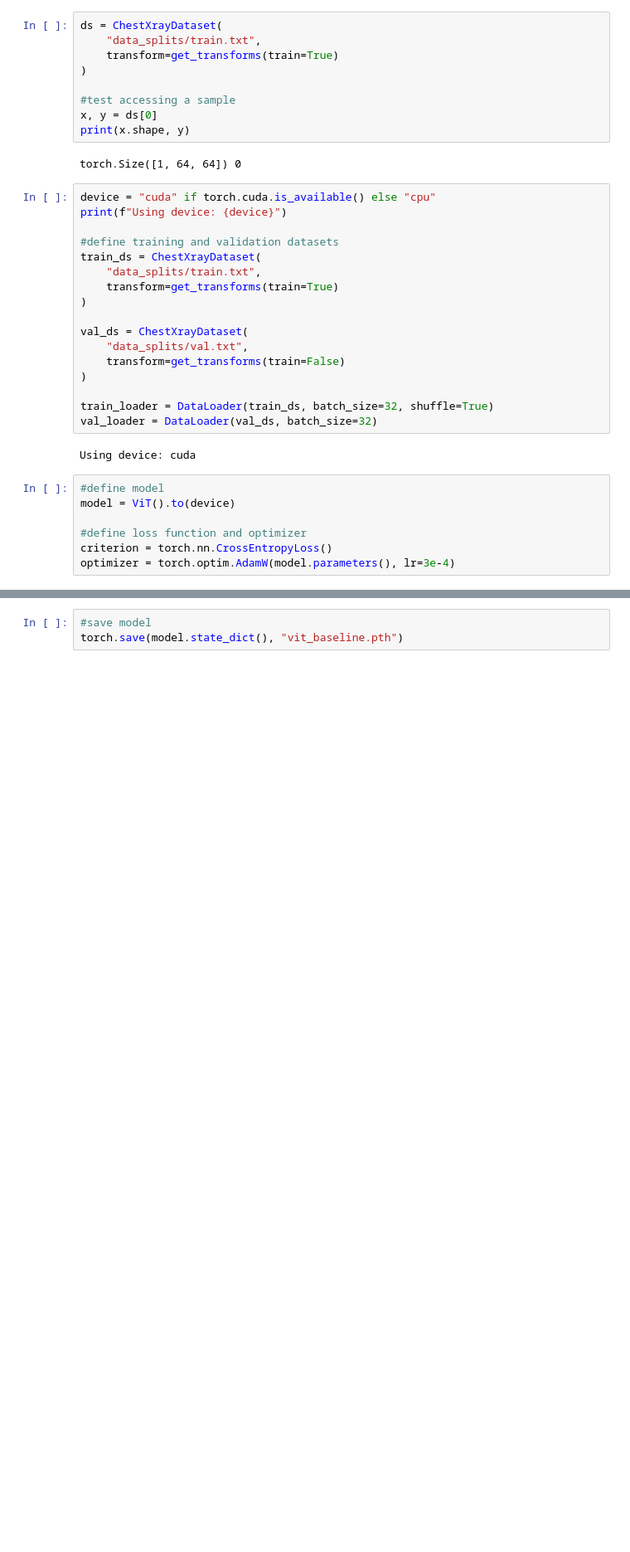
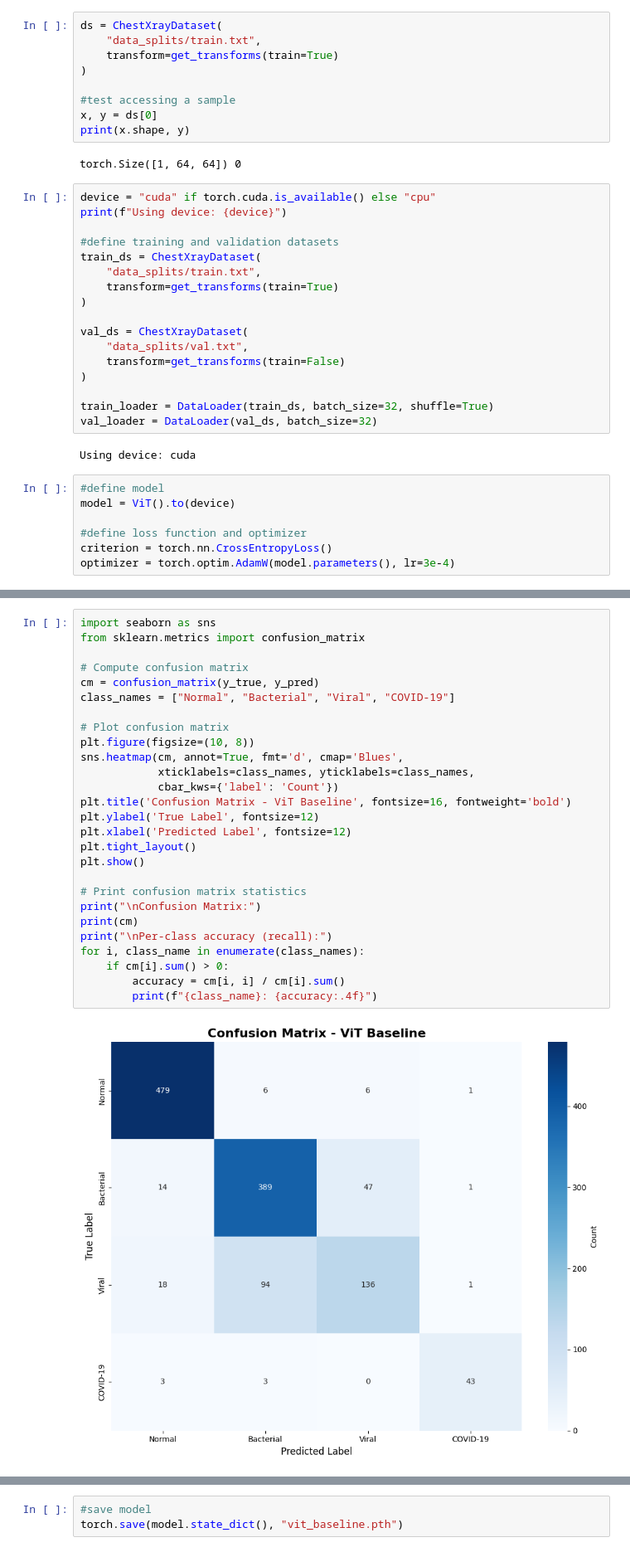
Before and after one commit to teohyc/pneumonia_disease_agent, a Jupyter notebook: ViT_baseline_train.ipynb, the cells around one changed output, grey strips where cells are left out. Shown at 83% size. Saved outputs shown, nothing was run; the diff lists cells and outputs as text; blank space fills up the shorter version.

```diff
--- a/ViT_baseline_train.ipynb
+++ b/ViT_baseline_train.ipynb
@@ -145,0 +158,29 @@ weighted avg       0.82      0.83      0.82      1385
+# %%
+import seaborn as sns
+from sklearn.metrics import confusion_matrix
+
+# Compute confusion matrix
+cm = confusion_matrix(y_true, y_pred)
+class_names = ["Normal", "Bacterial", "Viral", "COVID-19"]
+
+# Plot confusion matrix
+plt.figure(figsize=(10, 8))
+sns.heatmap(cm, annot=True, fmt='d', cmap='Blues',
+            xticklabels=class_names, yticklabels=class_names,
+            cbar_kws={'label': 'Count'})
+plt.title('Confusion Matrix - ViT Baseline', fontsize=16, fontweight='bold')
+plt.ylabel('True Label', fontsize=12)
+plt.xlabel('Predicted Label', fontsize=12)
+plt.tight_layout()
+plt.show()
+
+# Print confusion matrix statistics
+print("\nConfusion Matrix:")
+print(cm)
+print("\nPer-class accuracy (recall):")
+for i, class_name in enumerate(class_names):
+    if cm[i].sum() > 0:
+        accuracy = cm[i, i] / cm[i].sum()
+        print(f"{class_name}: {accuracy:.4f}")
+# %% [output]
+[figure, added]
```
Also changed, not shown: parts of 4 cells of this notebook, 12 other files.
